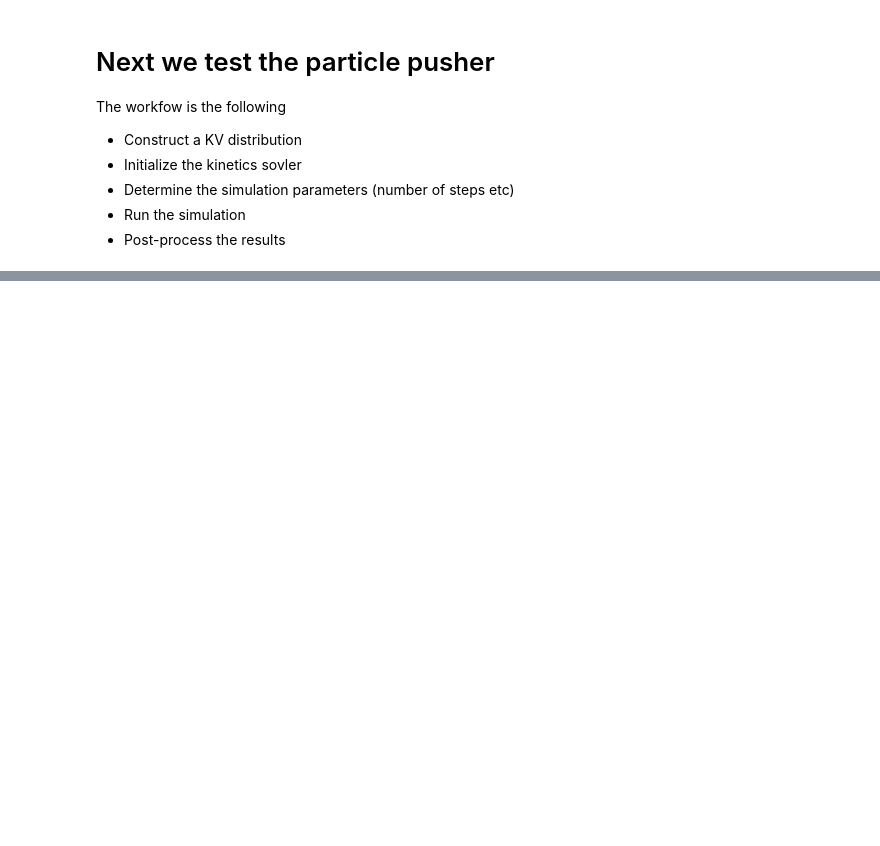
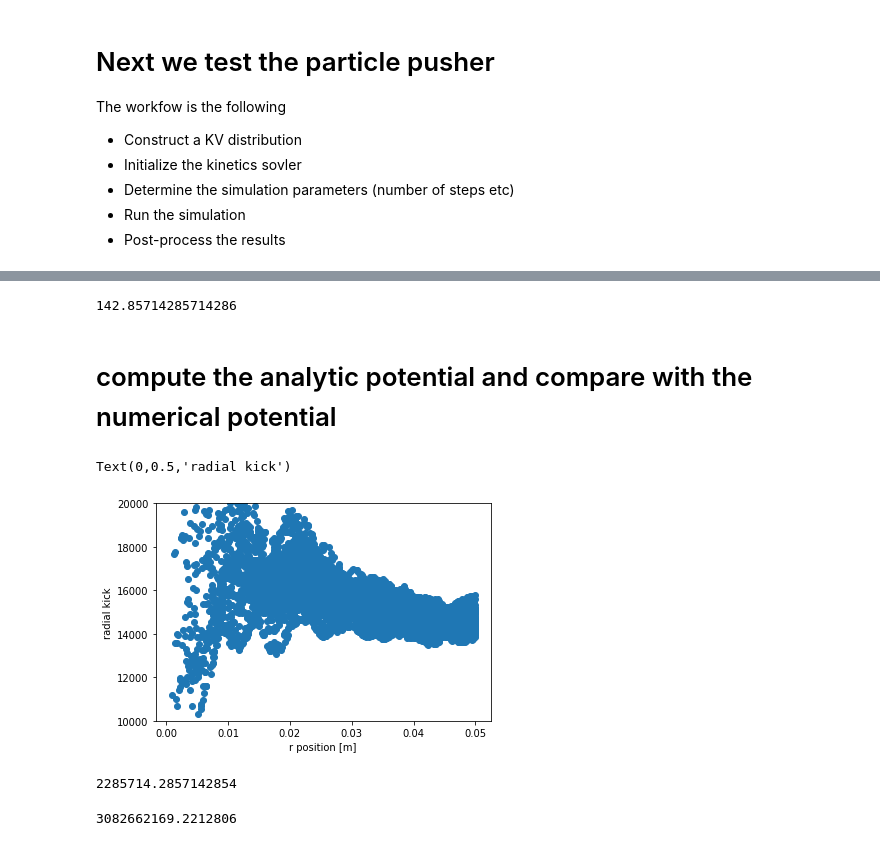
Before and after one commit to radiasoft/rsrespic, a Jupyter notebook: development/shell_gaussian_tests.ipynb, the cells around one changed output, grey strips where cells are left out. Saved outputs shown, nothing was run; the diff lists cells and outputs as text; code cells hidden in the pictures; blank space fills up the shorter version.

```diff
--- a/development/shell_gaussian_tests.ipynb
+++ b/development/shell_gaussian_tests.ipynb
@@ -143,6 +153,36 @@ kinetics_solver = solvers.kinetics_solver_SC2D(ds = 0.1)
+# %%
+1/0.007
+# %% [output]
+142.85714285714286
 # %%
 ## The first test is to compute the potential and the kicks
 kinetics_solver.step(my_kv_beam, my_kv_fields, field_solver)
+# %% [markdown]
+# compute the analytic potential and compare with the numerical potential
+# %%
+
+
+kick_analytic = analytic_models.compute_kick_psi(sigma_x, my_kv_beam)
+
+kick_r = np.sqrt(my_kv_fields.kick_y **2 + my_kv_fields.kick_x **2)
+
+plt.figure()
+#plt.plot(r_beam, kick_r ,'o')
+plt.plot(r_beam, kick_analytic / kick_r , 'o')
+plt.ylim([10000,20000])
+plt.xlabel('r position [m]')
+plt.ylabel('radial kick')
+# %% [output]
+Text(0,0.5,'radial kick')
+[figure, added]
+# %%
+16000 / 0.007
+# %% [output]
+2285714.2857142854
+# %%
+my_kv_beam.beta * c
+# %% [output]
+3082662169.2212806
 # %%
 ## Here we plot a histogram of the particles weighted by the kicks in both planes
 ## as well as the radial kick as a function of radial position
```
Also changed, not shown: parts of 10 cells of this notebook, 2 other files.
